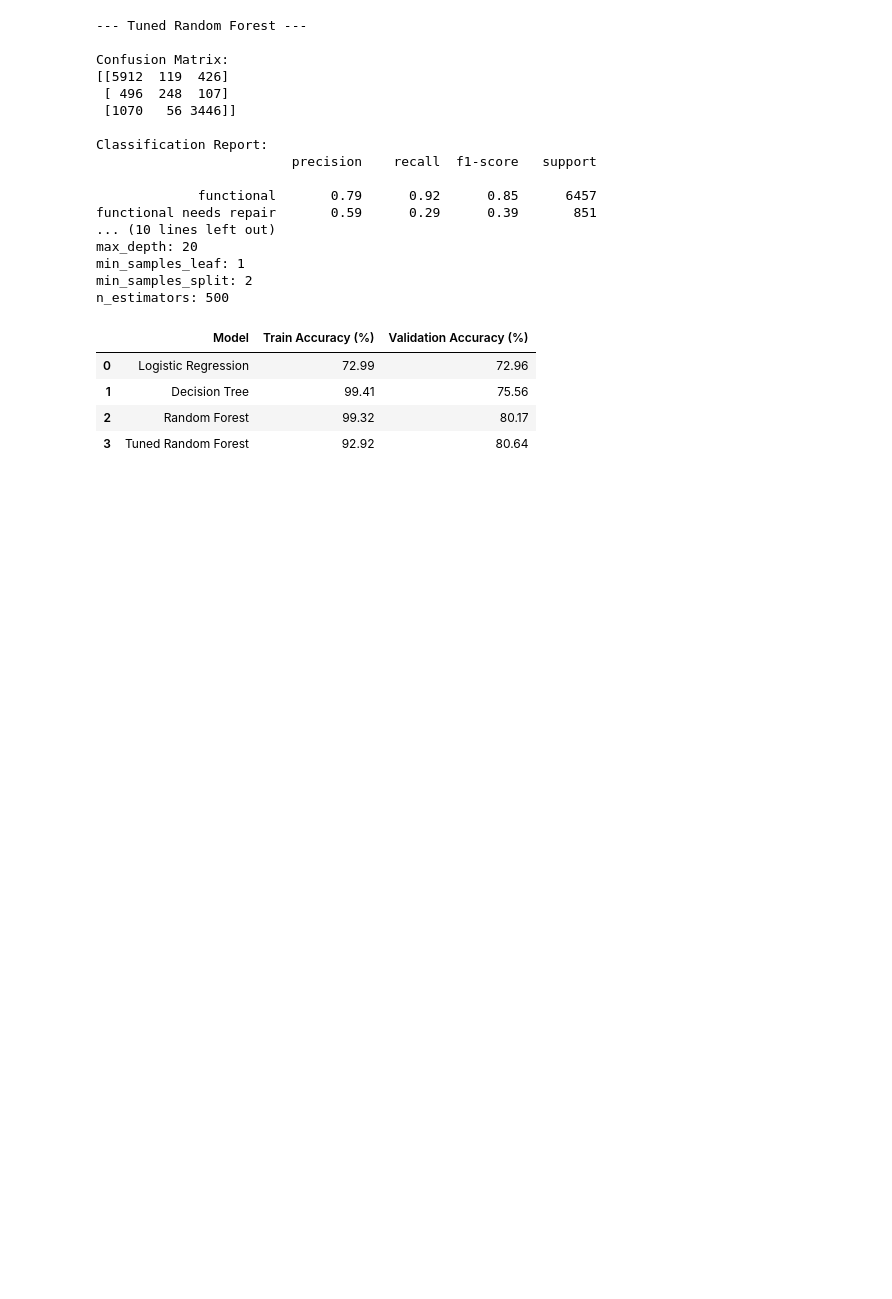
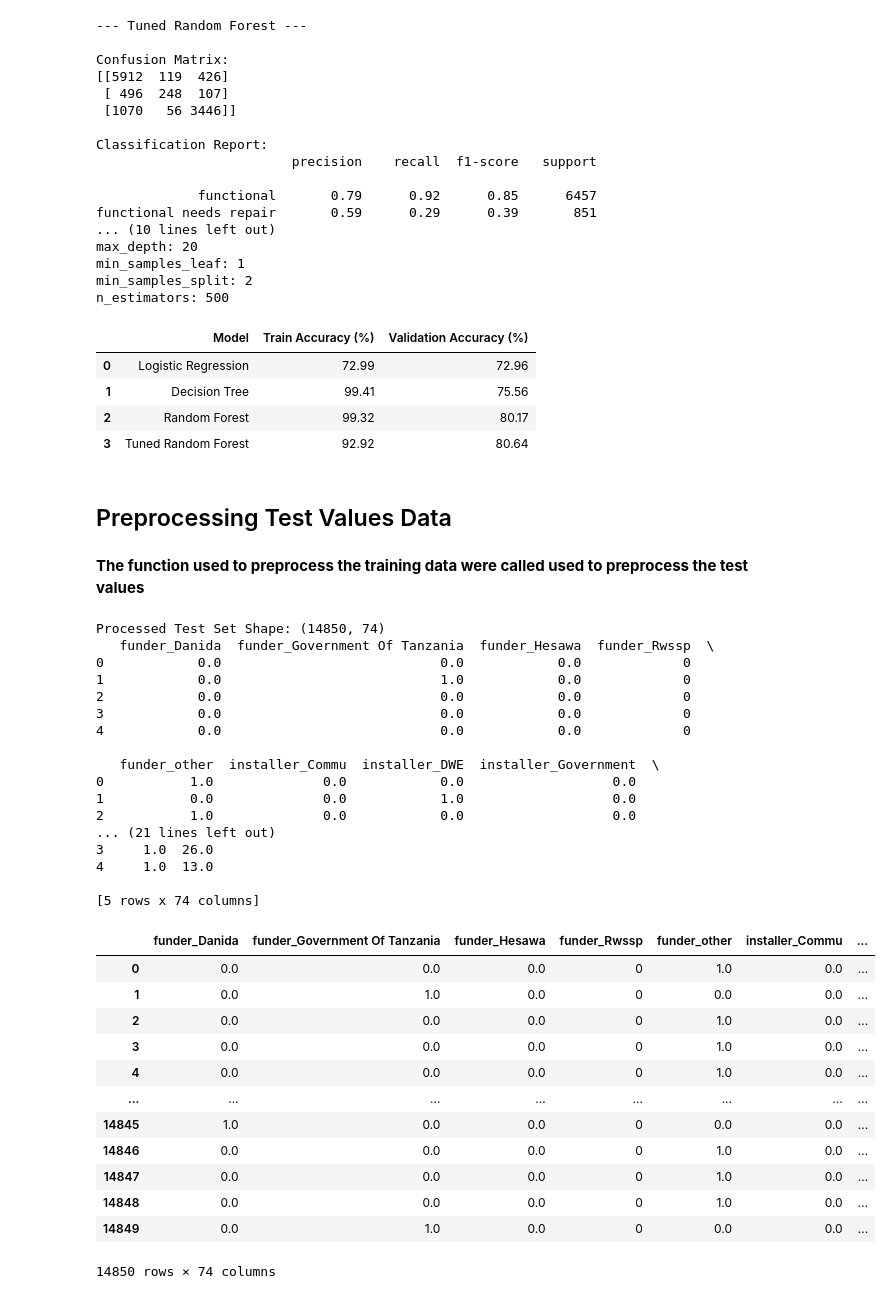
Before and after one commit to pianch/Tanzania_water_pumps_functionality, a Jupyter notebook: index.ipynb, the cells around one changed output. Saved outputs shown, nothing was run; the diff lists cells and outputs as text; code cells hidden in the pictures; blank space fills up the shorter version.

Commit message:
Preprocess test values data

```diff
--- a/index.ipynb
+++ b/index.ipynb
@@ -1047,3 +1047,8 @@ n_estimators: 500
 | 1 | Decision Tree | 99.41 | 75.56 |
 | 2 | Random Forest | 99.32 | 80.17 |
 | 3 | Tuned Random Forest | 92.92 | 80.64 |
+# %% [markdown]
+## Preprocessing Test Values Data
+# %% [markdown]
+
+**The function used to preprocess the training data were called used to preprocess the test values**
@@ -1049,0 +1096,39 @@ n_estimators: 500
+# %%
+# Preprocess the test dataset
+processed_test_set_values = clean_test_values(test_values)
+
+# Display the processed dataset
+print("Processed Test Set Shape:", processed_test_set_values.shape)
+print(processed_test_set_values.head())
+processed_test_set_values
+# %% [output]
+Processed Test Set Shape: (14850, 74)
+   funder_Danida  funder_Government Of Tanzania  funder_Hesawa  funder_Rwssp  \
+0            0.0                            0.0            0.0             0
+1            0.0                            1.0            0.0             0
+2            0.0                            0.0            0.0             0
+3            0.0                            0.0            0.0             0
+4            0.0                            0.0            0.0             0
+
+   funder_other  installer_Commu  installer_DWE  installer_Government  \
+0           1.0              0.0            0.0                   0.0
+1           0.0              0.0            1.0                   0.0
+2           1.0              0.0            0.0                   0.0
+... (21 lines left out)
+3     1.0  26.0
+4     1.0  13.0
+
+[5 rows x 74 columns]
+|  | funder_Danida | funder_Government Of Tanzania | funder_Hesawa | funder_Rwssp | funder_other | installer_Commu | ... |
+| 0 | 0.0 | 0.0 | 0.0 | 0 | 1.0 | 0.0 | ... |
+| 1 | 0.0 | 1.0 | 0.0 | 0 | 0.0 | 0.0 | ... |
+| 2 | 0.0 | 0.0 | 0.0 | 0 | 1.0 | 0.0 | ... |
+| 3 | 0.0 | 0.0 | 0.0 | 0 | 1.0 | 0.0 | ... |
+| 4 | 0.0 | 0.0 | 0.0 | 0 | 1.0 | 0.0 | ... |
+| ... | ... | ... | ... | ... | ... | ... | ... |
+| 14845 | 1.0 | 0.0 | 0.0 | 0 | 0.0 | 0.0 | ... |
+| 14846 | 0.0 | 0.0 | 0.0 | 0 | 1.0 | 0.0 | ... |
+| 14847 | 0.0 | 0.0 | 0.0 | 0 | 1.0 | 0.0 | ... |
+| 14848 | 0.0 | 0.0 | 0.0 | 0 | 1.0 | 0.0 | ... |
+| 14849 | 0.0 | 1.0 | 0.0 | 0 | 0.0 | 0.0 | ... |
+14850 rows × 74 columns
```
Also changed, not shown: parts of 1 cell of this notebook.
